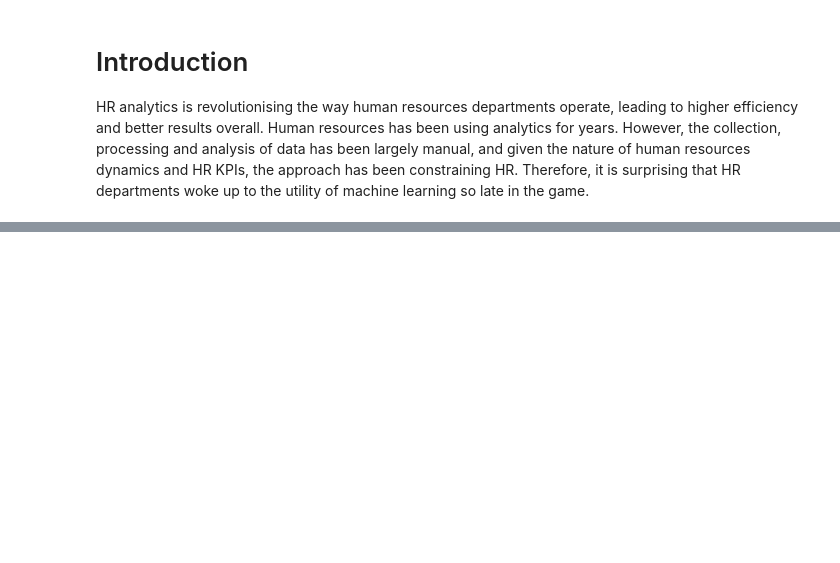
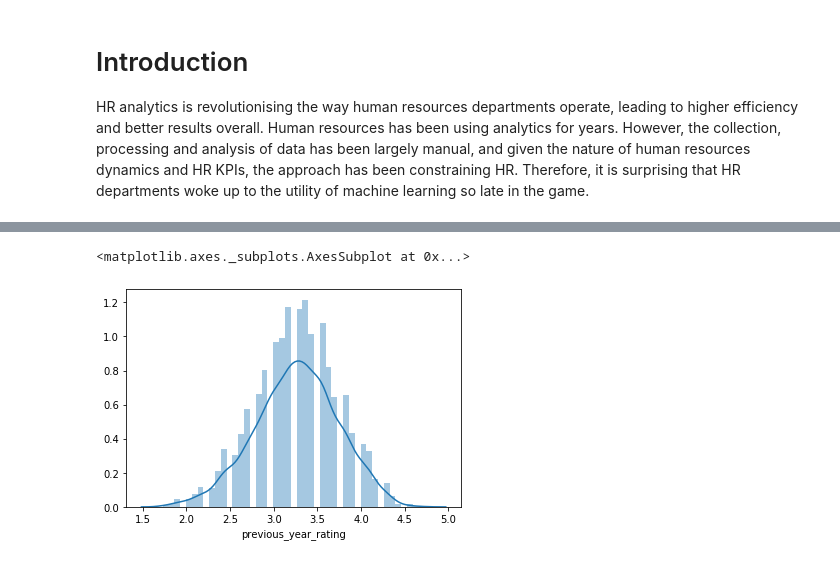
Before and after one commit to lakshyagupta2409/HRAnalytics, a Jupyter notebook: DataExplorationAnd Cleaning.ipynb, the cells around one changed output, grey strips where cells are left out. Saved outputs shown, nothing was run; the diff lists cells and outputs as text; code cells hidden in the pictures; blank space fills up the shorter version.

Commit message:
data cleaned

```diff
--- a/DataExplorationAnd Cleaning.ipynb
+++ b/DataExplorationAnd Cleaning.ipynb
@@ -47,6 +47,9 @@ describeDf
 | 50% | 39225.500000 | 1.000000 | 33.000000 | 3.000000 | 5.000000 | 0.000000 | ... |
 | 75% | 58730.500000 | 1.000000 | 39.000000 | 4.000000 | 7.000000 | 1.000000 | ... |
 | max | 78298.000000 | 10.000000 | 60.000000 | 5.000000 | 37.000000 | 1.000000 | ... |
+# %%
+y_train=train['is_promoted']
+x_train=train.drop(columns=['is_promoted'])
 # %%
 #preprocess pipeline
 from sklearn.compose import ColumnTransformer
@@ -70,0 +71,20 @@ transformDF =
+# %%
+def preprocessing(data):
+
+    data = data.drop(columns=['employee_id'])   #drop columns
+
+    for column in imputeList:
+        data[column].fillna('unknown',inplace=True)
+
+    data= pd.get_dummies(data)
+
+    data_columns=data.columns
+
+
+
+    imputer = KNNImputer(n_neighbors=11)
+    data=imputer.fit_transform(data)
+
+    data=pd.DataFrame(data, columns=data_columns)
+
+    return data
@@ -70,0 +109,4 @@ transformDF =
+# %%
+x_train=preprocessing(x_train)
+print(x_train.shape)
+x_train.head(12)
@@ -70,0 +129,4 @@ transformDF =
+# %%
+imputedRatingsDf=x_train[train['previous_year_rating'].isnull()]
+imputedRatings=imputedRatingsDf['previous_year_rating']
+imputedRatings
@@ -70,0 +146,5 @@ transformDF =
+# %%
+sns.distplot(imputedRatings)
+# %% [output]
+<matplotlib.axes._subplots.AxesSubplot at 0x...>
+[figure, added]
```
Also changed, not shown: parts of 20 cells of this notebook.
